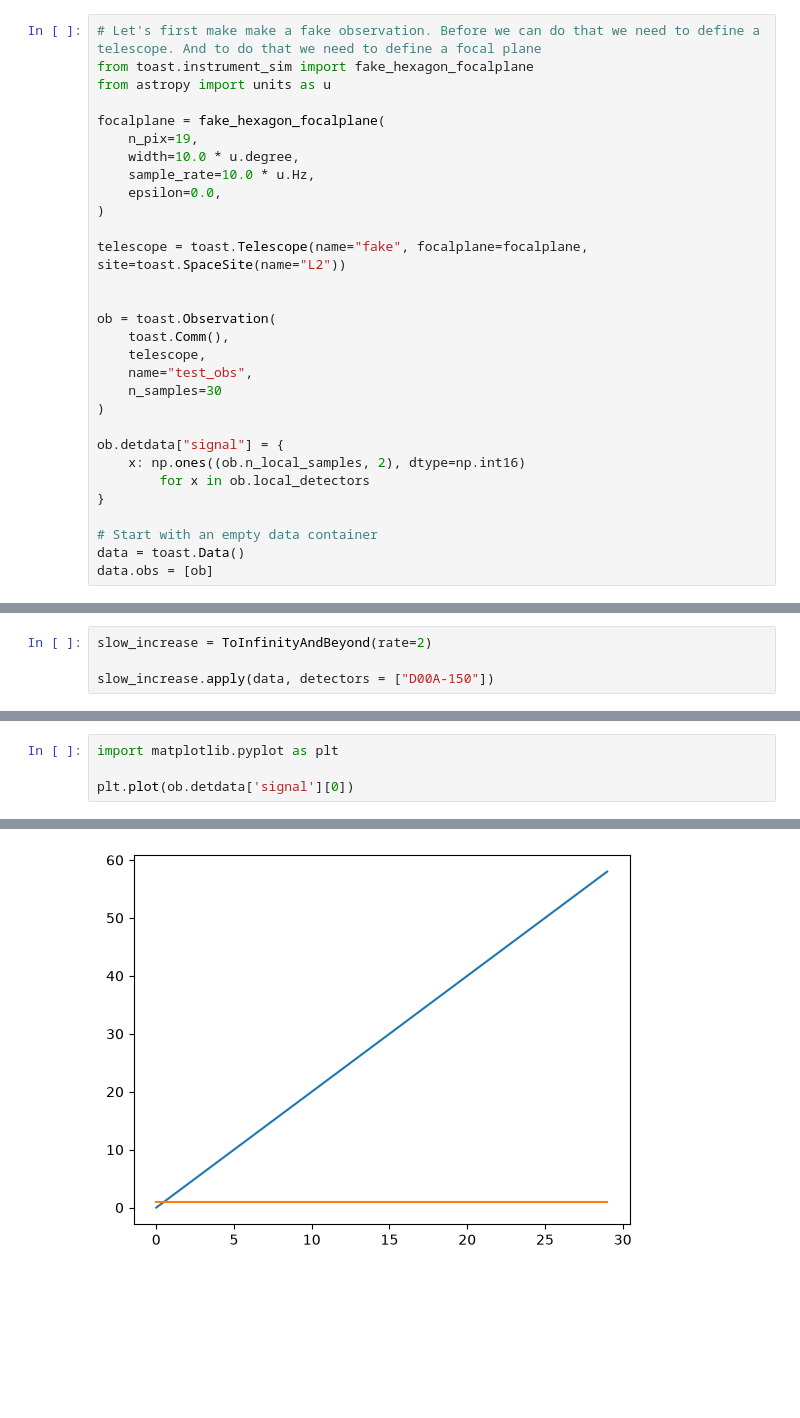
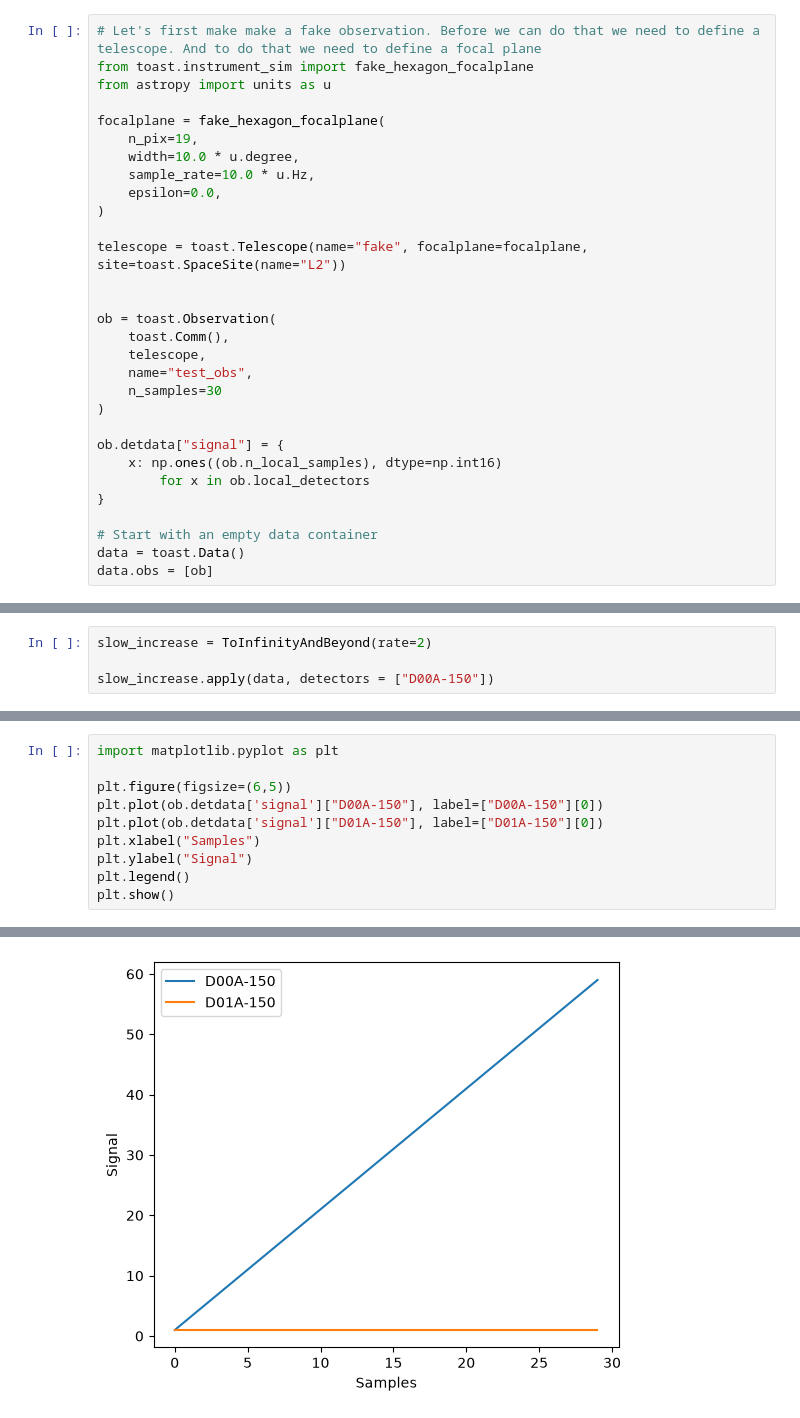
Before and after one commit to henry-e-n/SO_PointingReqs, a Jupyter notebook: toast_tutorial/04_BuildingAnOperator.ipynb, the cells around one changed output, grey strips where cells are left out. Cells and saved outputs as stored; diff of their text form; blank space fills up the shorter version.

```diff
--- a/toast_tutorial/04_BuildingAnOperator.ipynb
+++ b/toast_tutorial/04_BuildingAnOperator.ipynb
@@ -123,7 +123,7 @@ ob = toast.Observation(
 )
 
 ob.detdata["signal"] = {
-    x: np.ones((ob.n_local_samples, 2), dtype=np.int16)
+    x: np.ones((ob.n_local_samples), dtype=np.int16)
         for x in ob.local_detectors
 }
 
@@ -222,5 +218,11 @@ print(ob.detdata)
 # %%
 import matplotlib.pyplot as plt
 
-plt.plot(ob.detdata['signal'][0])
+plt.figure(figsize=(6,5))
+plt.plot(ob.detdata['signal']["D00A-150"], label=["D00A-150"][0])
+plt.plot(ob.detdata['signal']["D01A-150"], label=["D01A-150"][0])
+plt.xlabel("Samples")
+plt.ylabel("Signal")
+plt.legend()
+plt.show()
 # %% [output]
@@ -229 +229 @@ plt.plot(ob.detdata['signal'][0])
-[figure, old version]
+[figure, new version]
```
Also changed, not shown: parts of 14 cells of this notebook.
